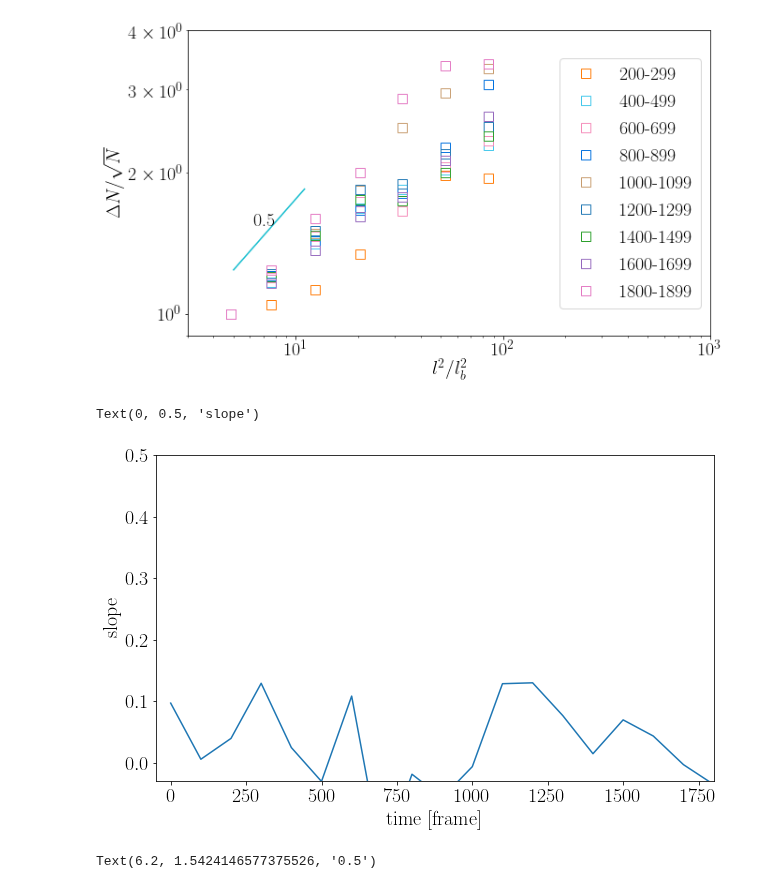
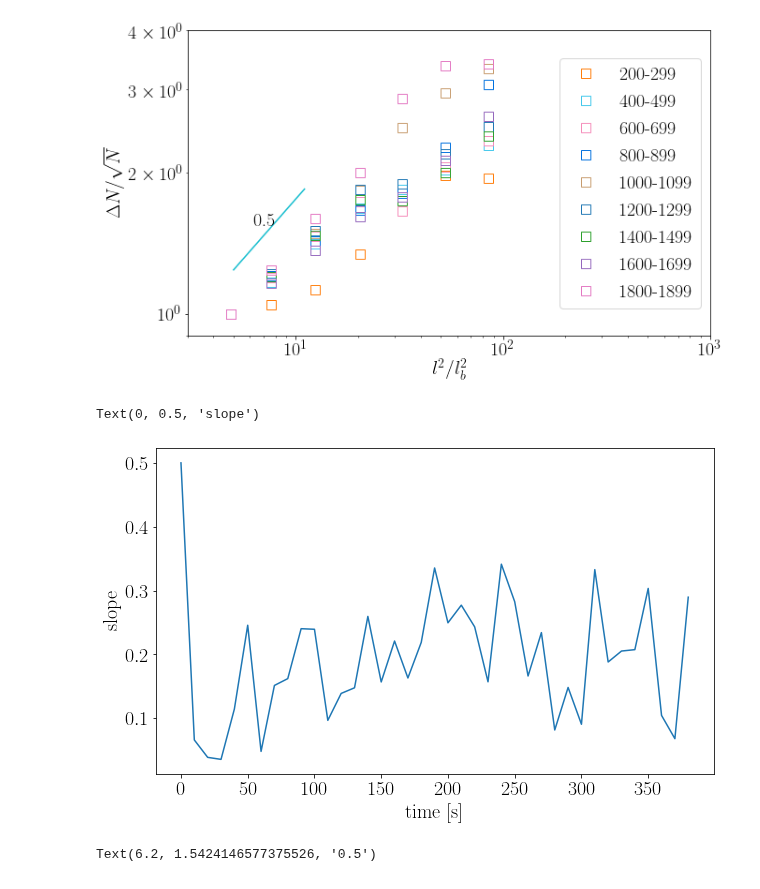
Before and after one commit to ZLoverty/Python, a Jupyter notebook: Correlation/src/fig-2_GNF.ipynb, the cells around one changed output. Drawn from its saved outputs; the diff is of its cells as text; code cells hidden in the pictures.

```diff
--- a/Correlation/src/fig-2_GNF.ipynb
+++ b/Correlation/src/fig-2_GNF.ipynb
@@ -505,39 +503,40 @@ def powerlaw(x, a, b):
     return a*x**b
 # %%
 # fitting
-data = pd.read_csv(r'E:\moreData\06162020\df2_kinetics\07\kinetics_data.csv')
+data = pd.read_csv(r'E:\moreData\06232020\df2_kinetics\04\kinetics_data.csv')
 lb = 3
 mpp = 0.33
 k = 0
 seg_length = 100
+fps = 10
 frame = []
 power = []
 for idx in data.segment.drop_duplicates():
 #     if k == 0:
 #         k += 1
 #         continue
 #     if k % 2 != 0:
 #         k += 1
 #         continue
     subdata = data.loc[data.segment==idx]
     xx = subdata.n / (lb/mpp)**2
     yy = subdata.d / subdata.n**.5
     yy = yy / yy.iat[0]
     index = xx<100
     xx = xx[index]
     yy = yy[index]
     x = np.log(xx)
     y = np.log(yy)
     p = np.polyfit(x, y, deg=1)
-    frame.append((idx-1)*seg_length)
+    frame.append((idx-1)*seg_length/fps)
     power.append(p[0])
-plt.axis([-50, 1800, -0.03, 0.5])
+# plt.axis([-50, 1800, -0.03, 0.5])
 plt.plot(frame, power)
-plt.xlabel('time [frame]')
+plt.xlabel('time [s]')
 plt.ylabel('slope')
 # %% [output]
 Text(0, 0.5, 'slope')
-[figure, old version]
+[figure, new version]
 # %%
 # 06092020 data
 data = pd.read_csv(r'E:\moreData\06162020\df2_kinetics\00\kinetics_data.csv')
```
Also changed, not shown: parts of 1 cell of this notebook, 8 other files.
